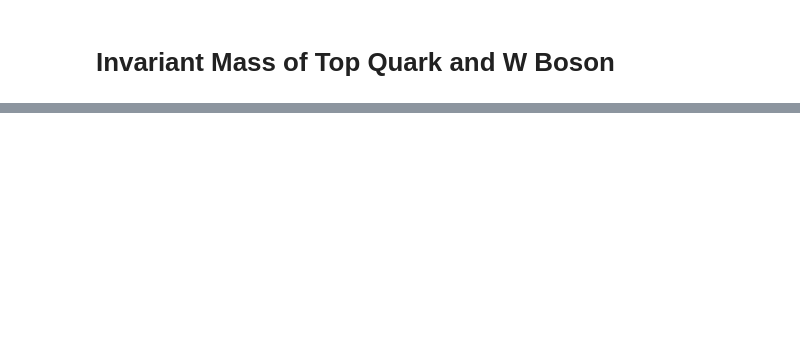
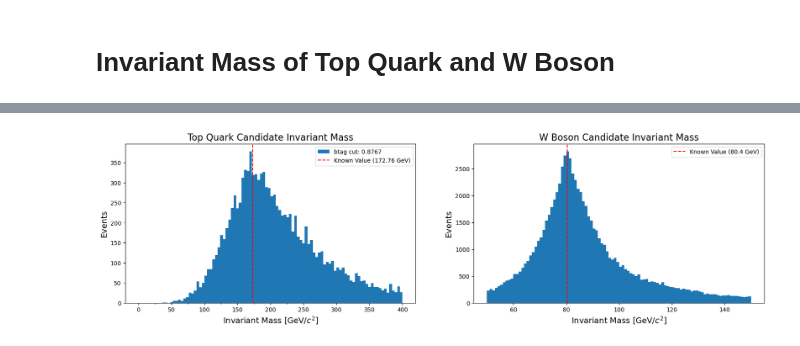
Before and after one commit to mattbellis/CMS-top-BNV2, a Jupyter notebook: analysis_template_Collin.ipynb, the cells around one changed output, grey strips where cells are left out. Drawn from its saved outputs; the diff is of its cells as text; code cells hidden in the pictures; blank space fills up the shorter version.

```diff
--- a/analysis_template_Collin.ipynb
+++ b/analysis_template_Collin.ipynb
@@ -698,3 +851,27 @@ invmass_w = ak.flatten(w_boson.mass)
+# %%
+plt.figure(figsize=(20,5))
+
+plt.subplot(1,2,1)
+plt.title("Top Quark Candidate Invariant Mass", fontsize=16)
+plt.hist(invmass_top, bins=100, range=(0,400),label=f"btag cut: {btag_cut}")
+plt.axvline(172.76,color="red",linestyle="--",label="Known Value (172.76 GeV)")
+
+plt.xticks(np.arange(0,275,25),minor=True)
+plt.xlabel("Invariant Mass [GeV/$c^2$]", fontsize=14)
+plt.ylabel("Events", fontsize=14)
+plt.legend();
+
+plt.subplot(1,2,2)
+plt.title("W Boson Candidate Invariant Mass", fontsize=16)
+plt.hist(invmass_w2, bins=100, range=(50,150))
+plt.axvline(80.4,color="red",linestyle="--",label="Known Value (80.4 GeV)")
+
+#plt.xticks(np.arange(0,275,25),minor=True)
+plt.xlabel("Invariant Mass [GeV/$c^2$]", fontsize=14)
+plt.ylabel("Events", fontsize=14)
+plt.legend();
+# %% [output]
+[figure, added]
 # %%
 plt.figure(figsize=(20,5))
 
```
Also changed, not shown: parts of 36 cells of this notebook.
